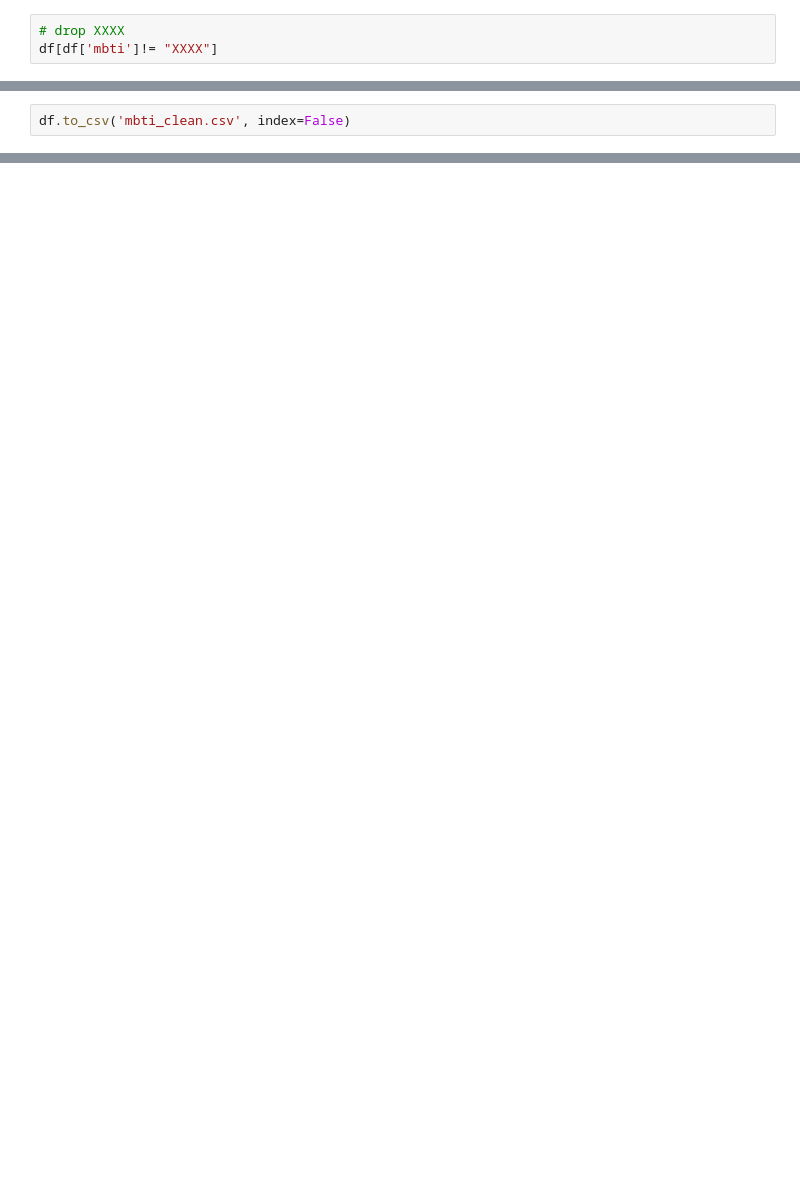
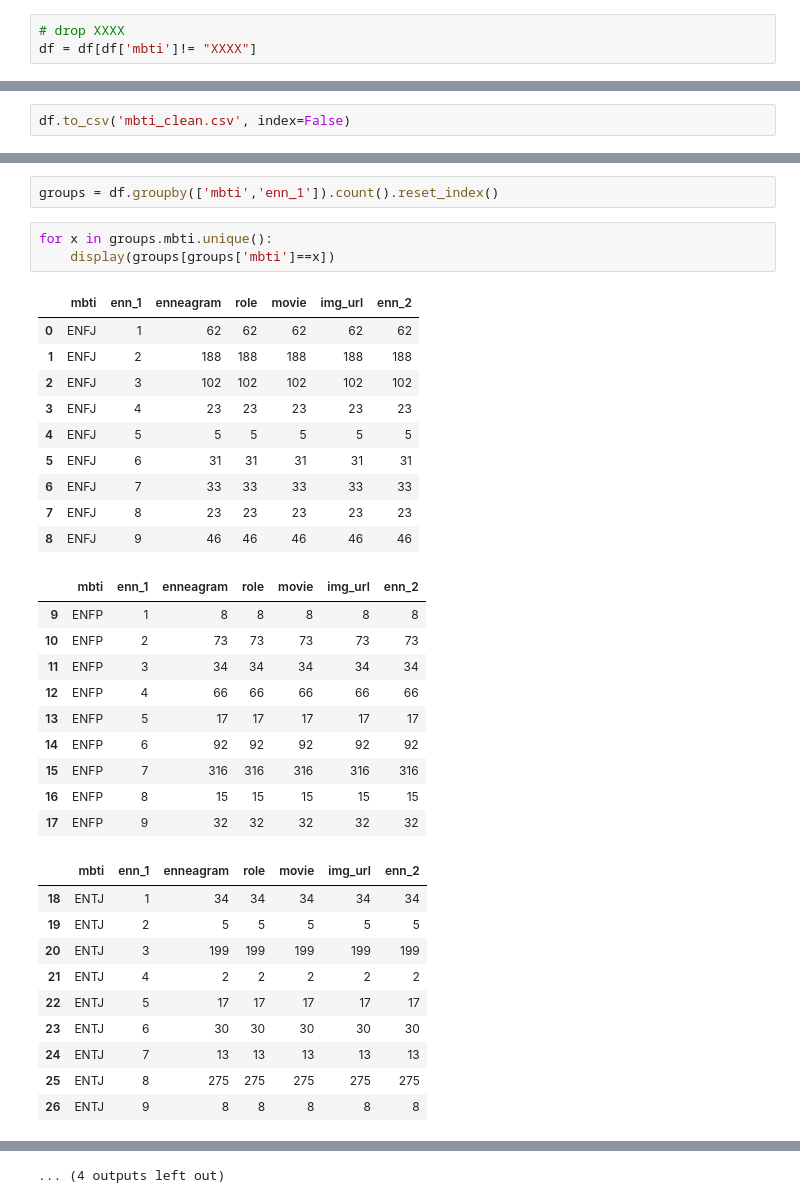
Before and after one commit to eruse7873/info4310-mbti-movie-viz, a Jupyter notebook: preproc.ipynb, the cells around one changed output, grey strips where cells are left out. Drawn from its saved outputs; the diff is of its cells as text; blank space fills up the shorter version.

Commit message:
enneagram selector and new csv

```diff
--- a/preproc.ipynb
+++ b/preproc.ipynb
@@ -12,4 +12,4 @@ array(['ESFP', 'XXXX', 'ESFJ', 'ESTP', 'ESTJ', 'ENFP', 'ENFJ', 'ENTP',
        'INTJ'], dtype=object)
 # %%
 # drop XXXX
-df[df['mbti']!= "XXXX"]
+df = df[df['mbti']!= "XXXX"]
@@ -83,0 +70,36 @@ pd.read_csv("mbti_clean.csv")
+# %%
+groups = df.groupby(['mbti','enn_1']).count().reset_index()
+# %%
+for x in groups.mbti.unique():
+    display(groups[groups['mbti']==x])
+# %% [output]
+|  | mbti | enn_1 | enneagram | role | movie | img_url | enn_2 |
+| 0 | ENFJ | 1 | 62 | 62 | 62 | 62 | 62 |
+| 1 | ENFJ | 2 | 188 | 188 | 188 | 188 | 188 |
+| 2 | ENFJ | 3 | 102 | 102 | 102 | 102 | 102 |
+| 3 | ENFJ | 4 | 23 | 23 | 23 | 23 | 23 |
+| 4 | ENFJ | 5 | 5 | 5 | 5 | 5 | 5 |
+| 5 | ENFJ | 6 | 31 | 31 | 31 | 31 | 31 |
+| 6 | ENFJ | 7 | 33 | 33 | 33 | 33 | 33 |
+| 7 | ENFJ | 8 | 23 | 23 | 23 | 23 | 23 |
+| 8 | ENFJ | 9 | 46 | 46 | 46 | 46 | 46 |
+|  | mbti | enn_1 | enneagram | role | movie | img_url | enn_2 |
+| 9 | ENFP | 1 | 8 | 8 | 8 | 8 | 8 |
+| 10 | ENFP | 2 | 73 | 73 | 73 | 73 | 73 |
+| 11 | ENFP | 3 | 34 | 34 | 34 | 34 | 34 |
+| 12 | ENFP | 4 | 66 | 66 | 66 | 66 | 66 |
+| 13 | ENFP | 5 | 17 | 17 | 17 | 17 | 17 |
+| 14 | ENFP | 6 | 92 | 92 | 92 | 92 | 92 |
+| 15 | ENFP | 7 | 316 | 316 | 316 | 316 | 316 |
+| 16 | ENFP | 8 | 15 | 15 | 15 | 15 | 15 |
+| 17 | ENFP | 9 | 32 | 32 | 32 | 32 | 32 |
+|  | mbti | enn_1 | enneagram | role | movie | img_url | enn_2 |
+| 18 | ENTJ | 1 | 34 | 34 | 34 | 34 | 34 |
+| 19 | ENTJ | 2 | 5 | 5 | 5 | 5 | 5 |
+| 20 | ENTJ | 3 | 199 | 199 | 199 | 199 | 199 |
+| 21 | ENTJ | 4 | 2 | 2 | 2 | 2 | 2 |
+| 22 | ENTJ | 5 | 17 | 17 | 17 | 17 | 17 |
+| 23 | ENTJ | 6 | 30 | 30 | 30 | 30 | 30 |
+| 24 | ENTJ | 7 | 13 | 13 | 13 | 13 | 13 |
+| 25 | ENTJ | 8 | 275 | 275 | 275 | 275 | 275 |
+| 26 | ENTJ | 9 | 8 | 8 | 8 | 8 | 8 |
@@ -83,0 +196 @@ pd.read_csv("mbti_clean.csv")
+... (4 outputs left out)
```
Also changed, not shown: parts of 4 cells of this notebook, 2 other files.
